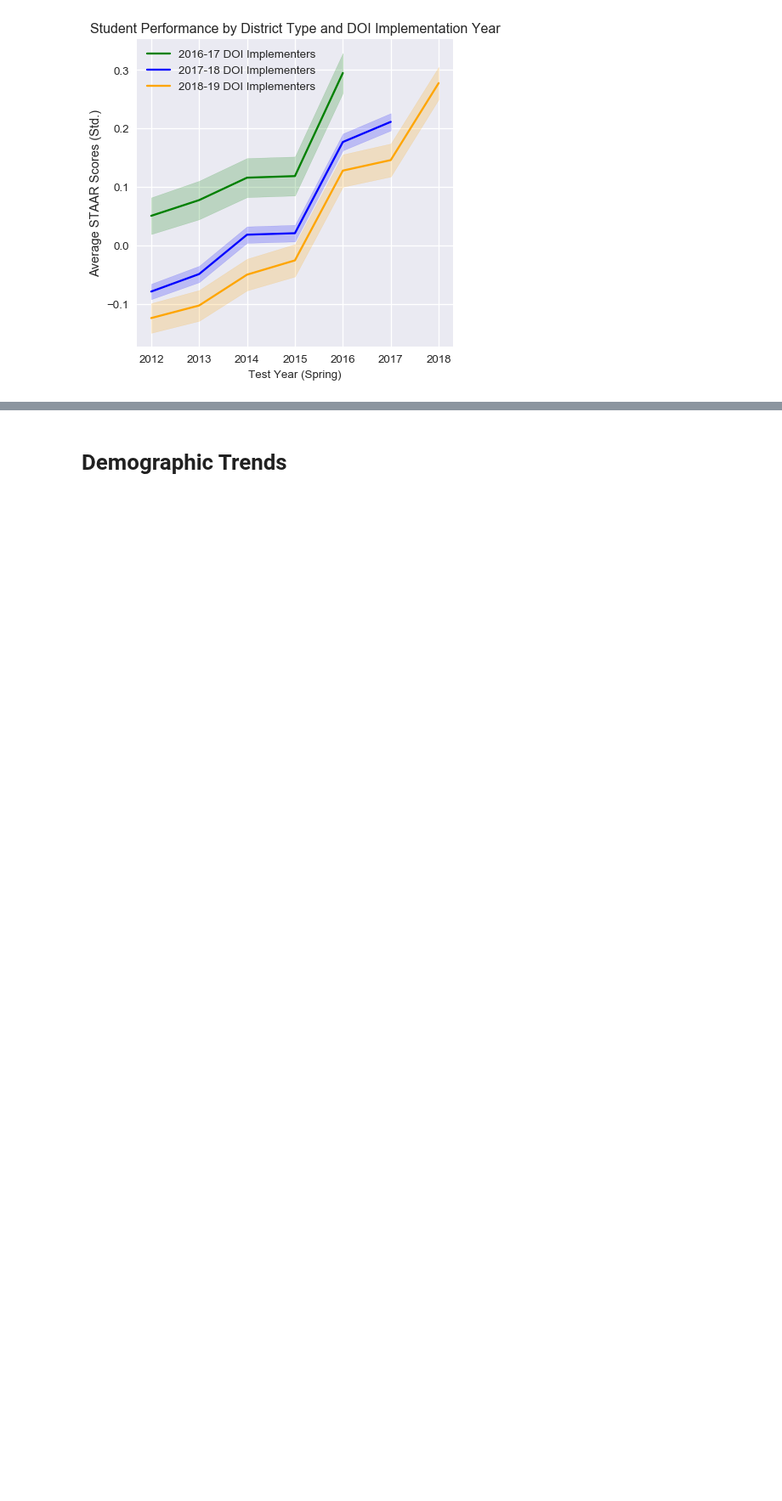
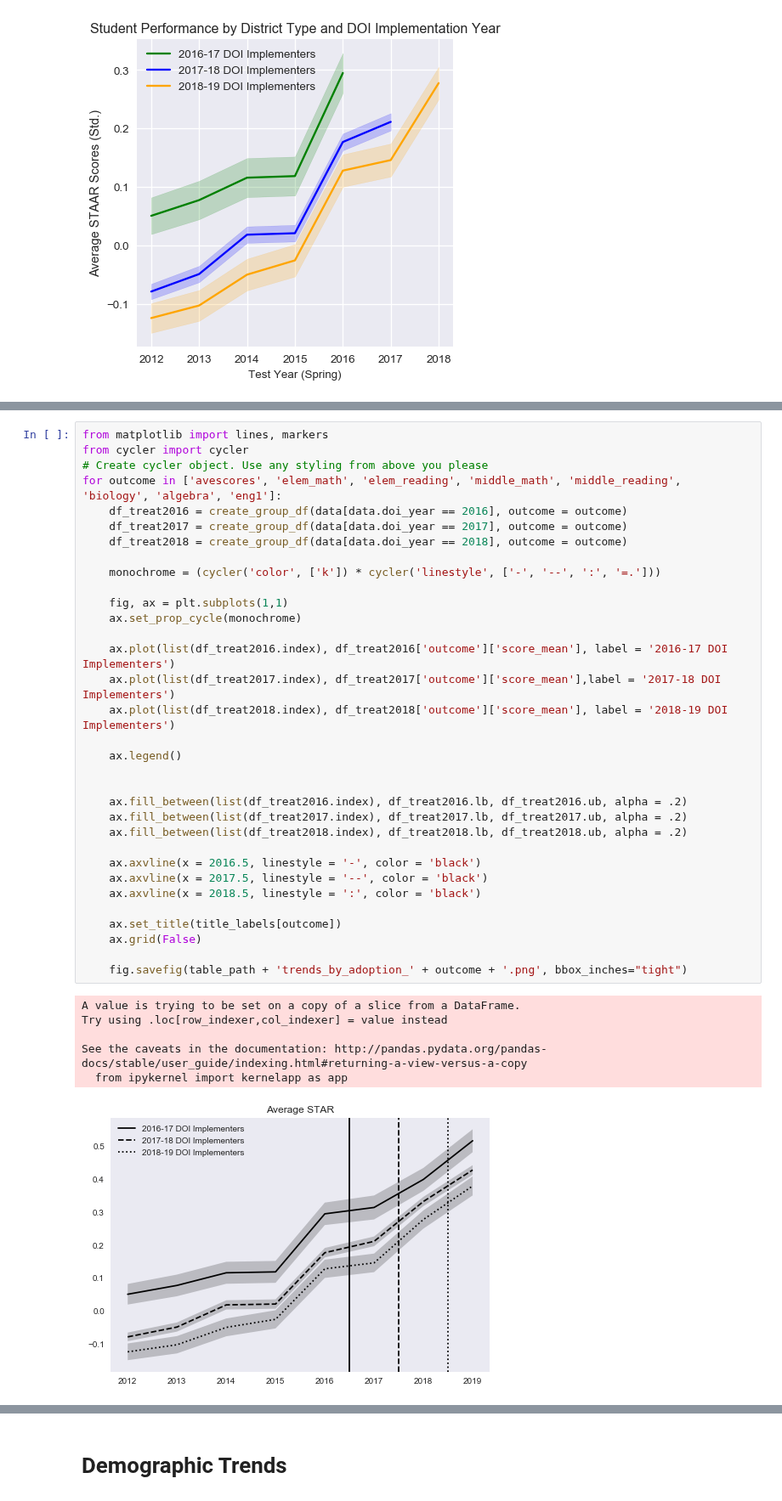
Before and after one commit to KylieLAnglin/dofis, a Jupyter notebook: analysis/Who Needs Rules/04_graphs_trends.ipynb, the cells around one changed output, grey strips where cells are left out. Shown at 85% size. Cells and saved outputs as stored; diff of their text form; blank space fills up the shorter version.

```diff
--- a/analysis/Who Needs Rules/04_graphs_trends.ipynb
+++ b/analysis/Who Needs Rules/04_graphs_trends.ipynb
@@ -168,0 +171,40 @@ df_control
+# %%
+from matplotlib import lines, markers
+from cycler import cycler
+# Create cycler object. Use any styling from above you please
+for outcome in ['avescores', 'elem_math', 'elem_reading', 'middle_math', 'middle_reading', 'biology', 'algebra', 'eng1']:
+    df_treat2016 = create_group_df(data[data.doi_year == 2016], outcome = outcome)
+    df_treat2017 = create_group_df(data[data.doi_year == 2017], outcome = outcome)
+    df_treat2018 = create_group_df(data[data.doi_year == 2018], outcome = outcome)
+
+    monochrome = (cycler('color', ['k']) * cycler('linestyle', ['-', '--', ':', '=.']))
+
+    fig, ax = plt.subplots(1,1)
+    ax.set_prop_cycle(monochrome)
+
+    ax.plot(list(df_treat2016.index), df_treat2016['outcome']['score_mean'], label = '2016-17 DOI Implementers')
+    ax.plot(list(df_treat2017.index), df_treat2017['outcome']['score_mean'],label = '2017-18 DOI Implementers')
+    ax.plot(list(df_treat2018.index), df_treat2018['outcome']['score_mean'], label = '2018-19 DOI Implementers')
+
+    ax.legend()
+
+
+    ax.fill_between(list(df_treat2016.index), df_treat2016.lb, df_treat2016.ub, alpha = .2)
+    ax.fill_between(list(df_treat2017.index), df_treat2017.lb, df_treat2017.ub, alpha = .2)
+    ax.fill_between(list(df_treat2018.index), df_treat2018.lb, df_treat2018.ub, alpha = .2)
+
+    ax.axvline(x = 2016.5, linestyle = '-', color = 'black')
+    ax.axvline(x = 2017.5, linestyle = '--', color = 'black')
+    ax.axvline(x = 2018.5, linestyle = ':', color = 'black')
+
+    ax.set_title(title_labels[outcome])
+    ax.grid(False)
+
+    fig.savefig(table_path + 'trends_by_adoption_' + outcome + '.png', bbox_inches="tight")
+# %% [output]
+A value is trying to be set on a copy of a slice from a DataFrame.
+Try using .loc[row_indexer,col_indexer] = value instead
+
+See the caveats in the documentation: http://pandas.pydata.org/pandas-docs/stable/user_guide/indexing.html#returning-a-view-versus-a-copy
+  from ipykernel import kernelapp as app
+[figure, added]
```
Also changed, not shown: parts of 21 cells of this notebook, 4 other files.
